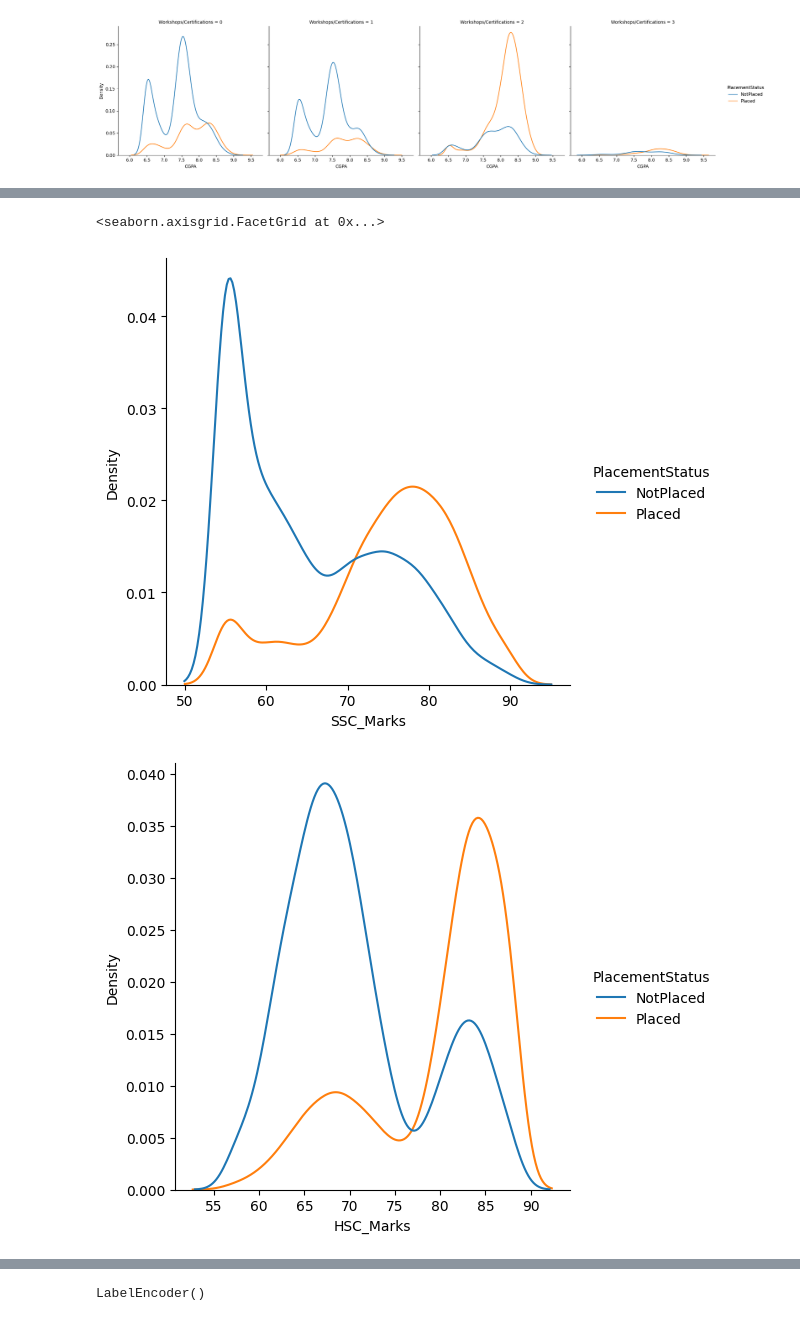
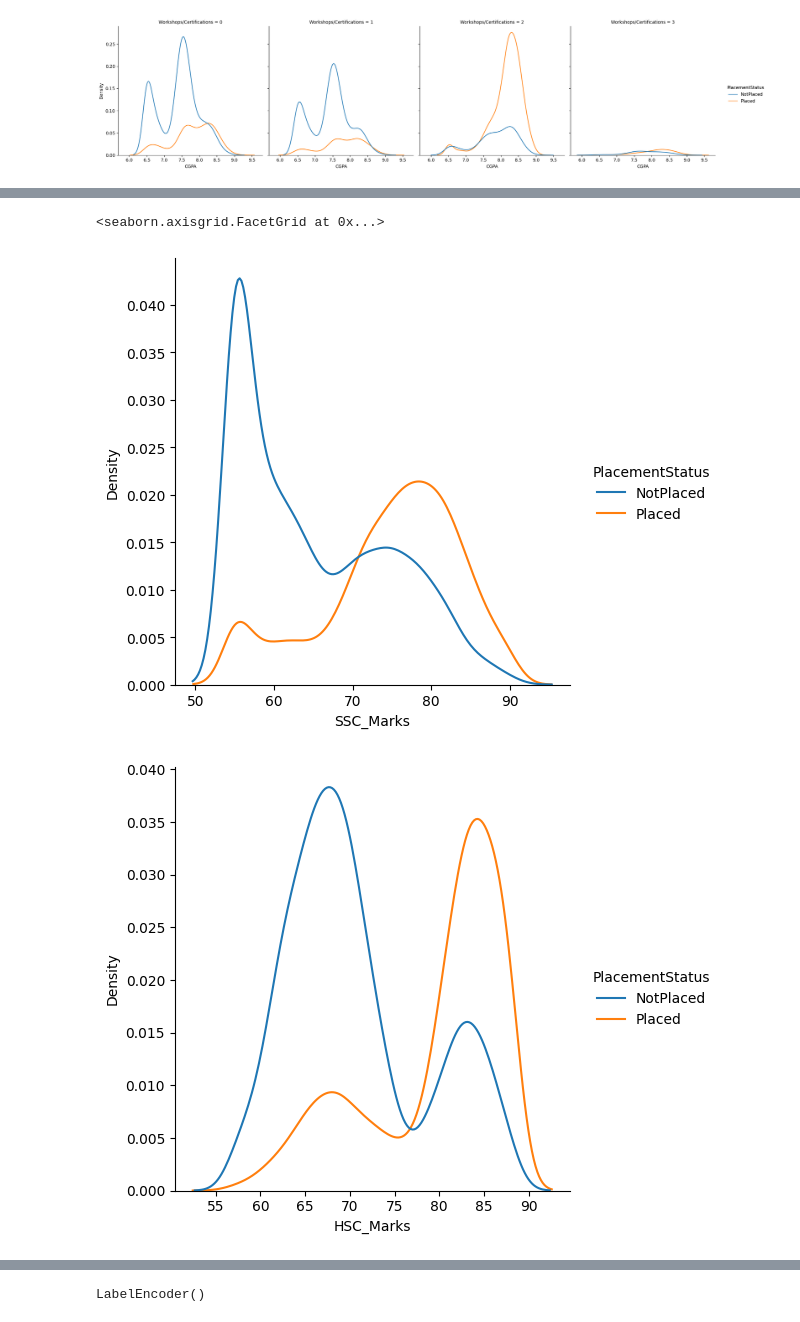
Before and after one commit to umiii-786/placement-prediction-Model, a Jupyter notebook: notebooks/placement-prediction.ipynb, the cells around one changed output, grey strips where cells are left out. Drawn from its saved outputs; the diff is of its cells as text; code cells hidden in the pictures.

```diff
--- a/notebooks/placement-prediction.ipynb
+++ b/notebooks/placement-prediction.ipynb
@@ -117,3 +117,6 @@ df.describe()
 | 50% | 7.700000 | 1.000000 | 2.000000 | 1.000000 | 80.000000 | 4.400000 | 70.000000 | ... |
 | 75% | 8.200000 | 1.000000 | 3.000000 | 2.000000 | 87.000000 | 4.700000 | 78.000000 | ... |
 | max | 9.100000 | 2.000000 | 3.000000 | 3.000000 | 90.000000 | 4.800000 | 90.000000 | ... |
+# %%
+from sklearn.model_selection import train_test_split
+train_ds,test_ds=train_test_split(df,test_size=0.25,shuffle=True,random_state=404)
@@ -279,7 +294,7 @@ sns.displot(data=df, x='SoftSkillsRating', hue='PlacementStatus',kind='kde')
 # %%
-sns.displot(data=df, x='SSC_Marks', hue='PlacementStatus',kind='kde')
-sns.displot(data=df, x='HSC_Marks', hue='PlacementStatus',kind='kde')
+sns.displot(data=train_ds, x='SSC_Marks', hue='PlacementStatus',kind='kde')
+sns.displot(data=train_ds, x='HSC_Marks', hue='PlacementStatus',kind='kde')
 # %% [output]
 <seaborn.axisgrid.FacetGrid at 0x...>
-[figure, old version]
+[figure, new version]
-[figure, old version]
+[figure, new version]
```
Also changed, not shown: parts of 141 cells of this notebook, 3 other files.
